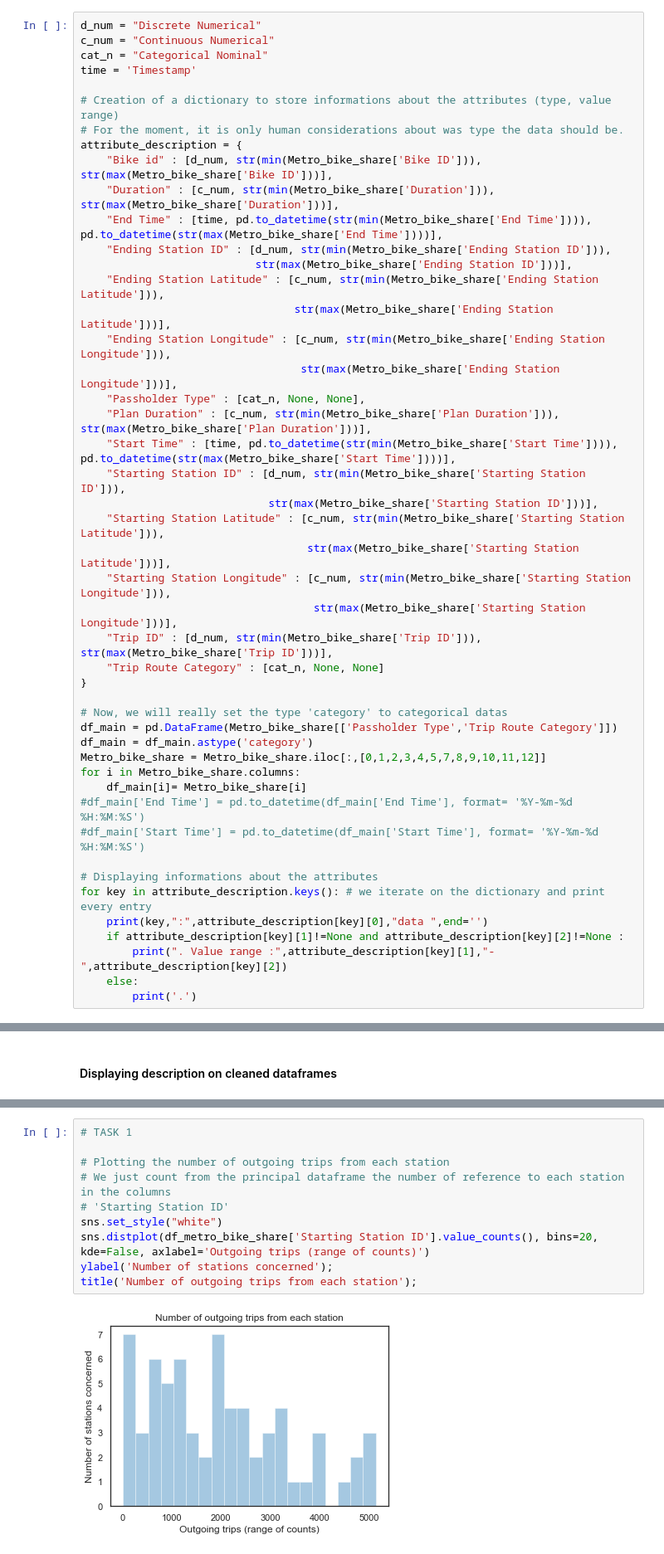
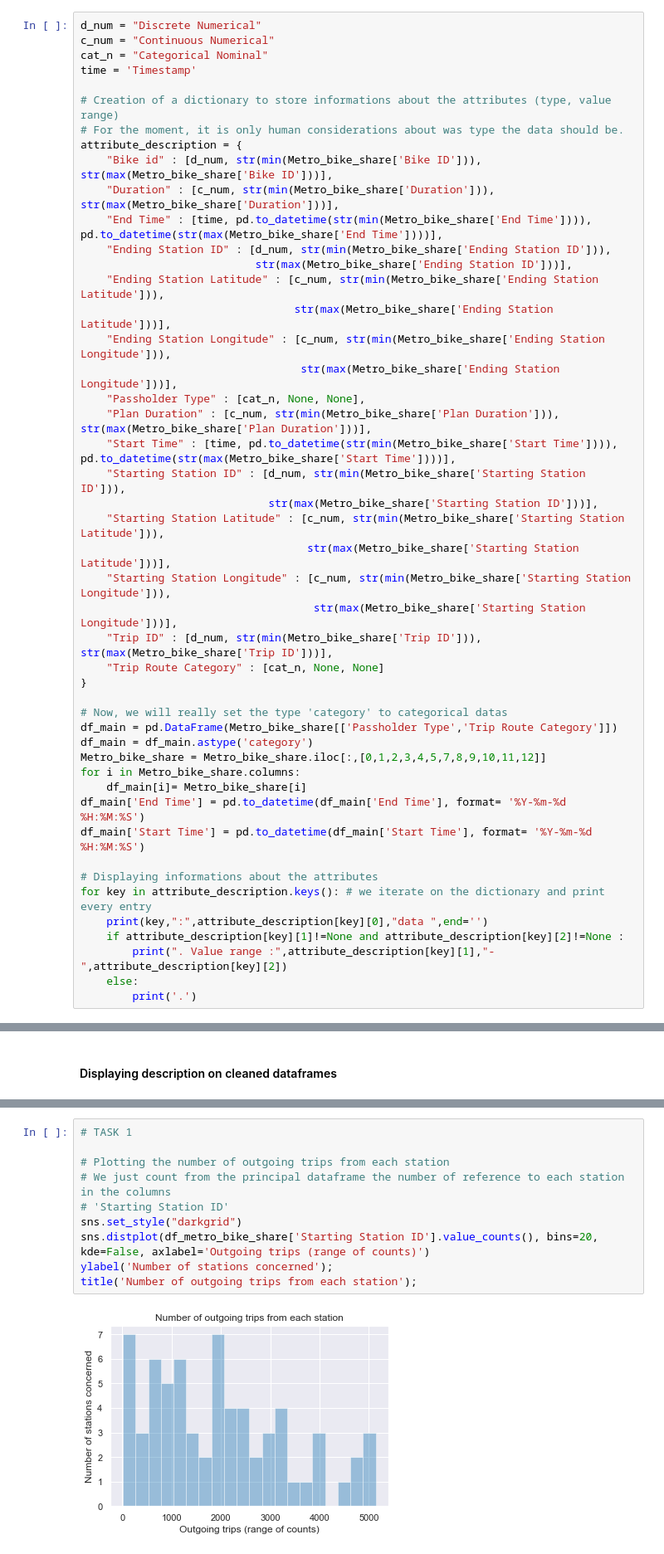
Before and after one commit to vbruttin/ada_homeworks, a Jupyter notebook: Exercise_1.ipynb, the cells around one changed output, grey strips where cells are left out. Shown at 83% size. Drawn from its saved outputs; the diff is of its cells as text.

```diff
--- a/Exercise_1.ipynb
+++ b/Exercise_1.ipynb
@@ -306,8 +309,8 @@ df_main = df_main.astype('category')
 Metro_bike_share = Metro_bike_share.iloc[:,[0,1,2,3,4,5,7,8,9,10,11,12]]
 for i in Metro_bike_share.columns:
     df_main[i]= Metro_bike_share[i]
-#df_main['End Time'] = pd.to_datetime(df_main['End Time'], format= '%Y-%m-%d %H:%M:%S')
-#df_main['Start Time'] = pd.to_datetime(df_main['Start Time'], format= '%Y-%m-%d %H:%M:%S')
+df_main['End Time'] = pd.to_datetime(df_main['End Time'], format= '%Y-%m-%d %H:%M:%S')
+df_main['Start Time'] = pd.to_datetime(df_main['Start Time'], format= '%Y-%m-%d %H:%M:%S')
 
 # Displaying informations about the attributes
 for key in attribute_description.keys(): # we iterate on the dictionary and print every entry
@@ -453,12 +456,12 @@ Answer the following queries using the functionality of `Pandas`.
 # %%
 # TASK 1
 
 # Plotting the number of outgoing trips from each station
 # We just count from the principal dataframe the number of reference to each station in the columns
 # 'Starting Station ID'
-sns.set_style("white")
+sns.set_style("darkgrid")
 sns.distplot(df_metro_bike_share['Starting Station ID'].value_counts(), bins=20, kde=False, axlabel='Outgoing trips (range of counts)')
 ylabel('Number of stations concerned');
 title('Number of outgoing trips from each station');
 # %% [output]
-[figure, old version]
+[figure, new version]
```
Also changed, not shown: parts of 10 cells of this notebook.
